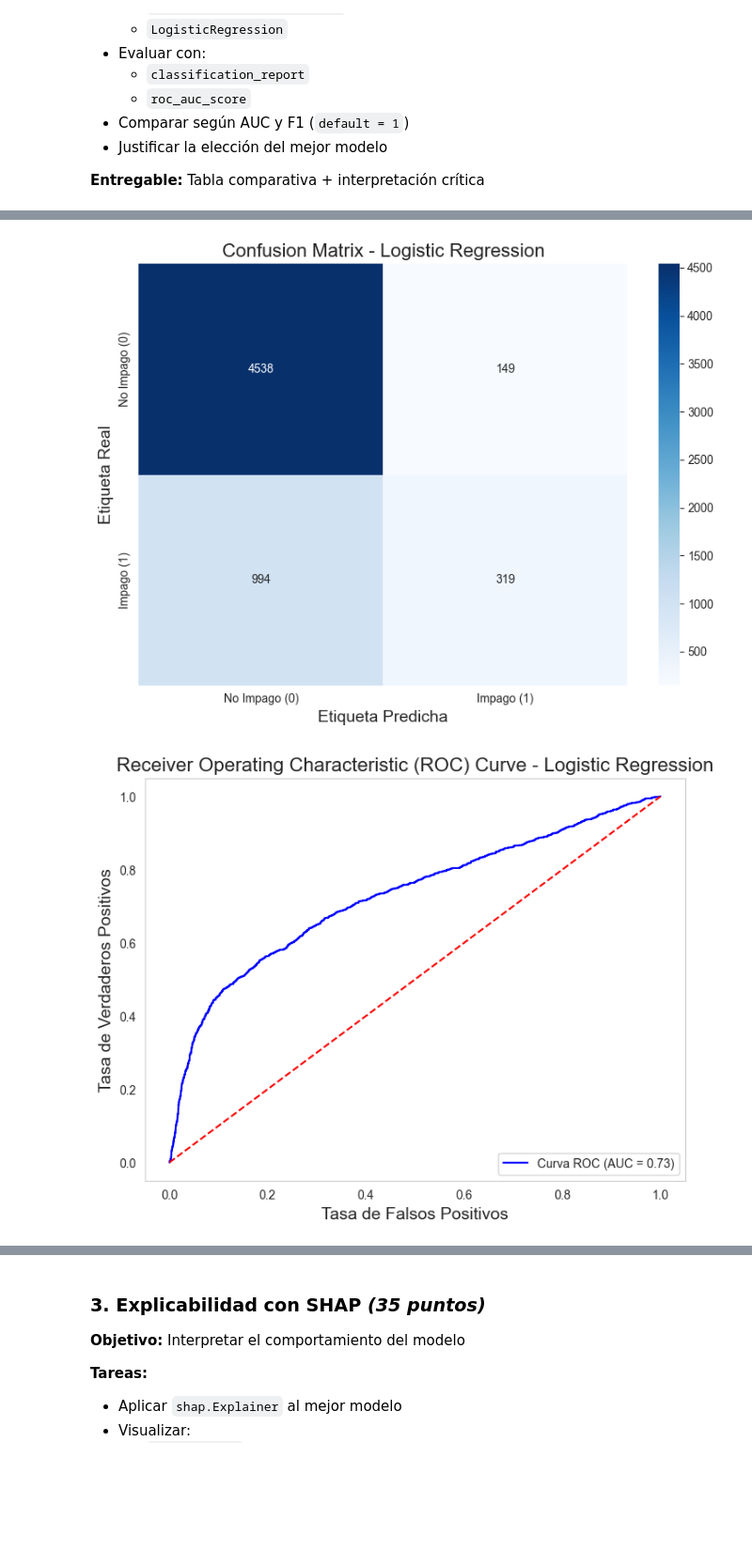
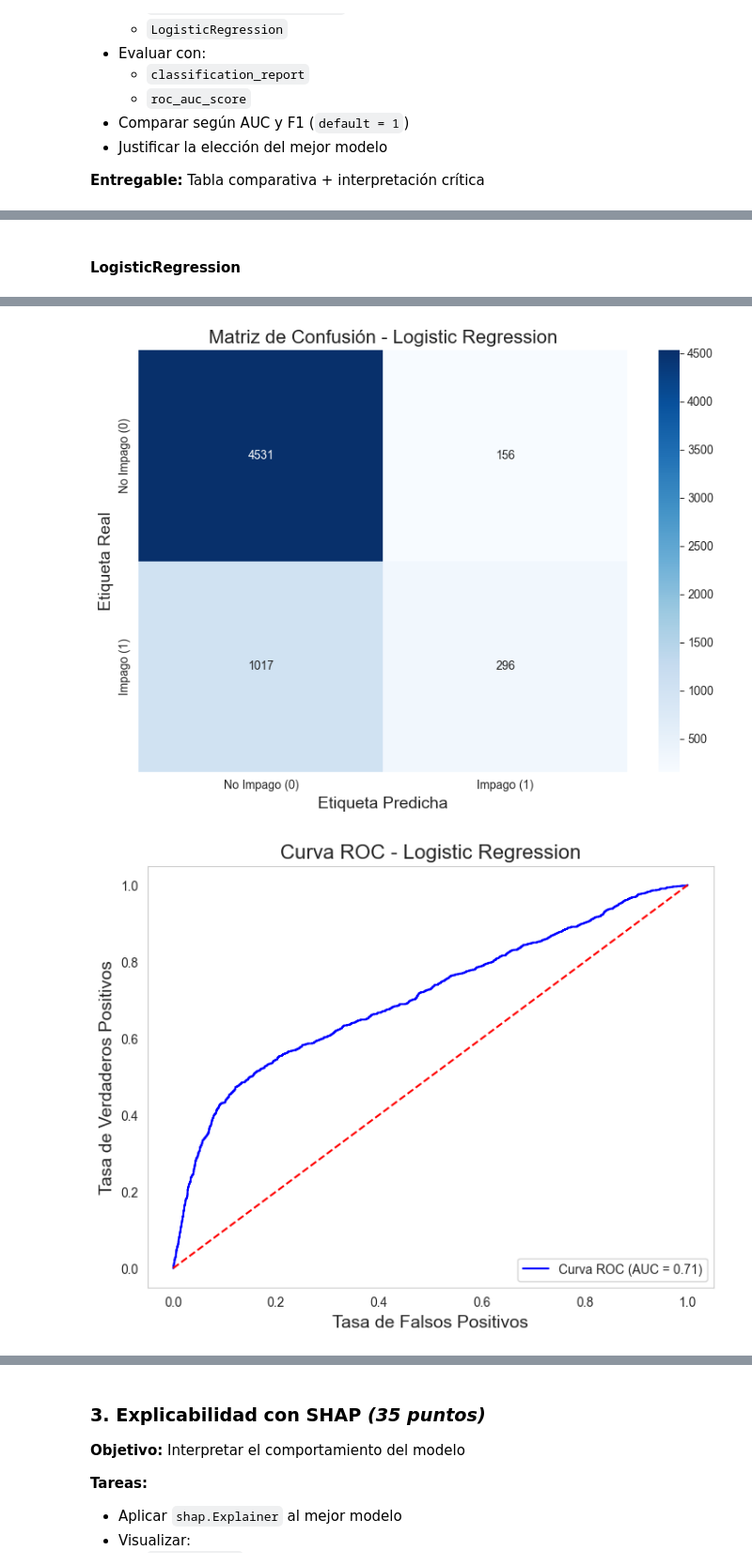
Before and after one commit to nestorojeda/CreditSHAP, a Jupyter notebook: notebook.ipynb, the cells around one changed output, grey strips where cells are left out. Shown at 94% size. Saved outputs shown, nothing was run; the diff lists cells and outputs as text; code cells hidden in the pictures; blank space fills up the shorter version.

```diff
--- a/notebook.ipynb
+++ b/notebook.ipynb
@@ -181,0 +184,4 @@ Name: count, dtype: int64
+# %%
+pay_columns = ['PAY_0', 'PAY_2', 'PAY_3', 'PAY_4', 'PAY_5', 'PAY_6']
+for col in pay_columns:
+    print(f"{col}: {dataset[col].unique()}")
@@ -254,8 +300,8 @@ plt.show()
 # %%
-# Utility functions for plotting model evaluation metrics
 import matplotlib.pyplot as plt
 import seaborn as sns
 from sklearn.metrics import confusion_matrix, roc_curve, roc_auc_score
+from sklearn.metrics import classification_report, confusion_matrix
 
 def plot_confusion_matrix(y_true, y_pred, title):
     """Plot confusion matrix with seaborn heatmap.
@@ -301,4 +347,28 @@ def plot_roc_curve(y_true, y_pred_proba, title):
     plt.show()
 
     return roc_auc
+
+def evaluate_and_plot_model(model, X_test, y_test, model_name):
+    """Evaluates a classification model and plots confusion matrix and ROC curve.
+
+    Parameters:
+    model: Trained classifier model.
+    X_test (pd.DataFrame): Test features.
+    y_test (pd.Series): True labels for the test set.
+    model_name (str): Name of the model for plot titles.
+
+    """
+    # Make predictions
+    y_pred = model.predict(X_test)
+    y_pred_proba = model.predict_proba(X_test)[:, 1]
+
+    # Evaluate the model
+    print(f"Informe de Clasificación para {model_name}:")
+    print(classification_report(y_test, y_pred))
+
+    # Plot confusion matrix
+    plot_confusion_matrix(y_test, y_pred, f'Matriz de Confusión - {model_name}')
+
+    # Plot ROC curve and get AUC score
+    plot_roc_curve(y_test, y_pred_proba, f'Curva ROC - {model_name}')
 # %%
@@ -379,12 +434,14 @@ Informe de Clasificación para Gradient Boosting:
 weighted avg       0.80      0.82      0.80      6000
 [figure]
 [figure]
+# %% [markdown]
+#### LogisticRegression
 # %%
 # LogisticRegression
 from sklearn.linear_model import LogisticRegression
 
 # Initialize the Logistic Regression model
-lr_model = LogisticRegression(random_state=42, max_iter=25000)
+lr_model = LogisticRegression(random_state=42, max_iter=1000)
 
 # Fit the model
 lr_model.fit(X_train, y_train)
@@ -393,13 +450,5 @@ lr_model.fit(X_train, y_train)
 y_pred_lr = lr_model.predict(X_test)
 
 # Evaluate the model
-print("Classification Report for Logistic Regression:")
-print(classification_report(y_test, y_pred_lr))
-
-# Plot confusion matrix using the utility function
-plot_confusion_matrix(y_test, y_pred_lr, 'Confusion Matrix - Logistic Regression')
-
-# Plot ROC curve using the utility function
-y_pred_proba_lr = lr_model.predict_proba(X_test)[:, 1]
-roc_auc_lr = plot_roc_curve(y_test, y_pred_proba_lr, 'Receiver Operating Characteristic (ROC) Curve - Logistic Regression')
+evaluate_and_plot_model(lr_model, X_test, y_test, 'Logistic Regression')
 # %% [output]
@@ -416,9 +465,9 @@ STOP: TOTAL NO. OF F,G EVALUATIONS EXCEEDS LIMIT.
 
 Increase the number of iterations (max_iter) or scale the data as shown in:
     https://scikit-learn.org/stable/modules/preprocessing.html
 Please also refer to the documentation for alternative solver options:
     https://scikit-learn.org/stable/modules/linear_model.html#logistic-regression
   n_iter_i = _check_optimize_result(
-[figure, old version]
+[figure, new version]
-[figure, old version]
+[figure, new version]
 # %% [markdown]
```
Also changed, not shown: parts of 20 cells of this notebook.
